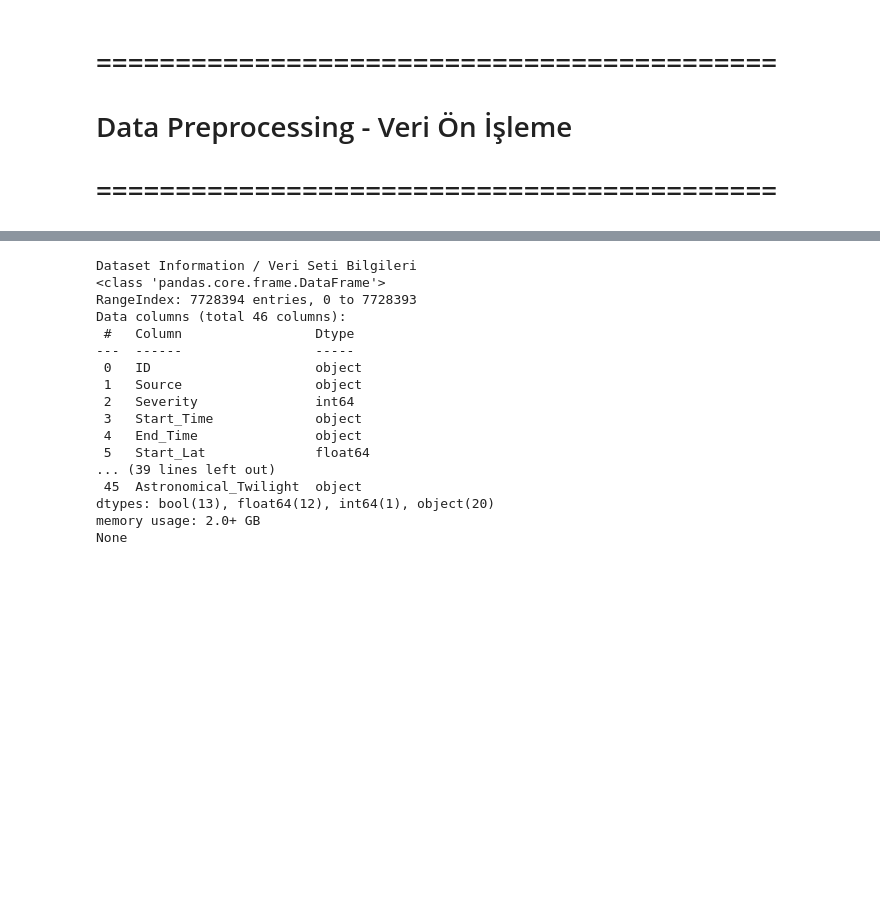
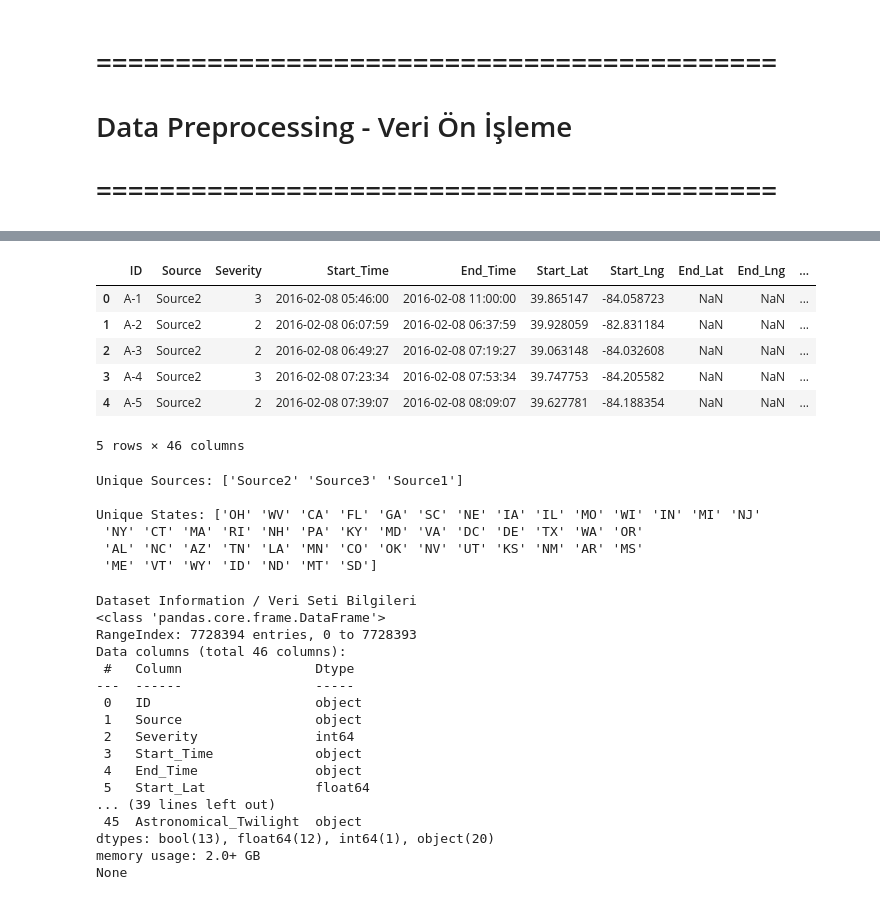
Before and after one commit to burakbasher/team12-Accident-Probability, a Jupyter notebook: DataMining.ipynb, the cells around one changed output, grey strips where cells are left out. Drawn from its saved outputs; the diff is of its cells as text; code cells hidden in the pictures; blank space fills up the shorter version.

```diff
--- a/DataMining.ipynb
+++ b/DataMining.ipynb
@@ -78,3 +77,31 @@ print(df.head())
+# %%
+df.shape
+df.head()
+# %% [output]
+|  | ID | Source | Severity | Start_Time | End_Time | Start_Lat | Start_Lng | End_Lat | End_Lng | ... |
+| 0 | A-1 | Source2 | 3 | 2016-02-08 05:46:00 | 2016-02-08 11:00:00 | 39.865147 | -84.058723 | NaN | NaN | ... |
+| 1 | A-2 | Source2 | 2 | 2016-02-08 06:07:59 | 2016-02-08 06:37:59 | 39.928059 | -82.831184 | NaN | NaN | ... |
+| 2 | A-3 | Source2 | 2 | 2016-02-08 06:49:27 | 2016-02-08 07:19:27 | 39.063148 | -84.032608 | NaN | NaN | ... |
+| 3 | A-4 | Source2 | 3 | 2016-02-08 07:23:34 | 2016-02-08 07:53:34 | 39.747753 | -84.205582 | NaN | NaN | ... |
+| 4 | A-5 | Source2 | 2 | 2016-02-08 07:39:07 | 2016-02-08 08:09:07 | 39.627781 | -84.188354 | NaN | NaN | ... |
+5 rows × 46 columns
+# %%
+# English: Displaying unique values in the 'Source' column
+# Türkçe: 'Source' sütunundaki benzersiz değerleri görüntüleme
+unique_sources = df['Source'].unique()
+print("Unique Sources:", unique_sources)
+
+# English: Displaying unique states in the 'State' column
+# Türkçe: 'State' sütunundaki benzersiz eyaletleri görüntüleme
+unique_states = df['State'].unique()
+print("\nUnique States:", unique_states)
+# %% [output]
+Unique Sources: ['Source2' 'Source3' 'Source1']
+
+Unique States: ['OH' 'WV' 'CA' 'FL' 'GA' 'SC' 'NE' 'IA' 'IL' 'MO' 'WI' 'IN' 'MI' 'NJ'
+ 'NY' 'CT' 'MA' 'RI' 'NH' 'PA' 'KY' 'MD' 'VA' 'DC' 'DE' 'TX' 'WA' 'OR'
+ 'AL' 'NC' 'AZ' 'TN' 'LA' 'MN' 'CO' 'OK' 'NV' 'UT' 'KS' 'NM' 'AR' 'MS'
+ 'ME' 'VT' 'WY' 'ID' 'ND' 'MT' 'SD']
 # %%
 # Display basic information about the dataset
 # Veri seti hakkında temel bilgileri görüntüleyin
```
Also changed, not shown: parts of 28 cells of this notebook.
